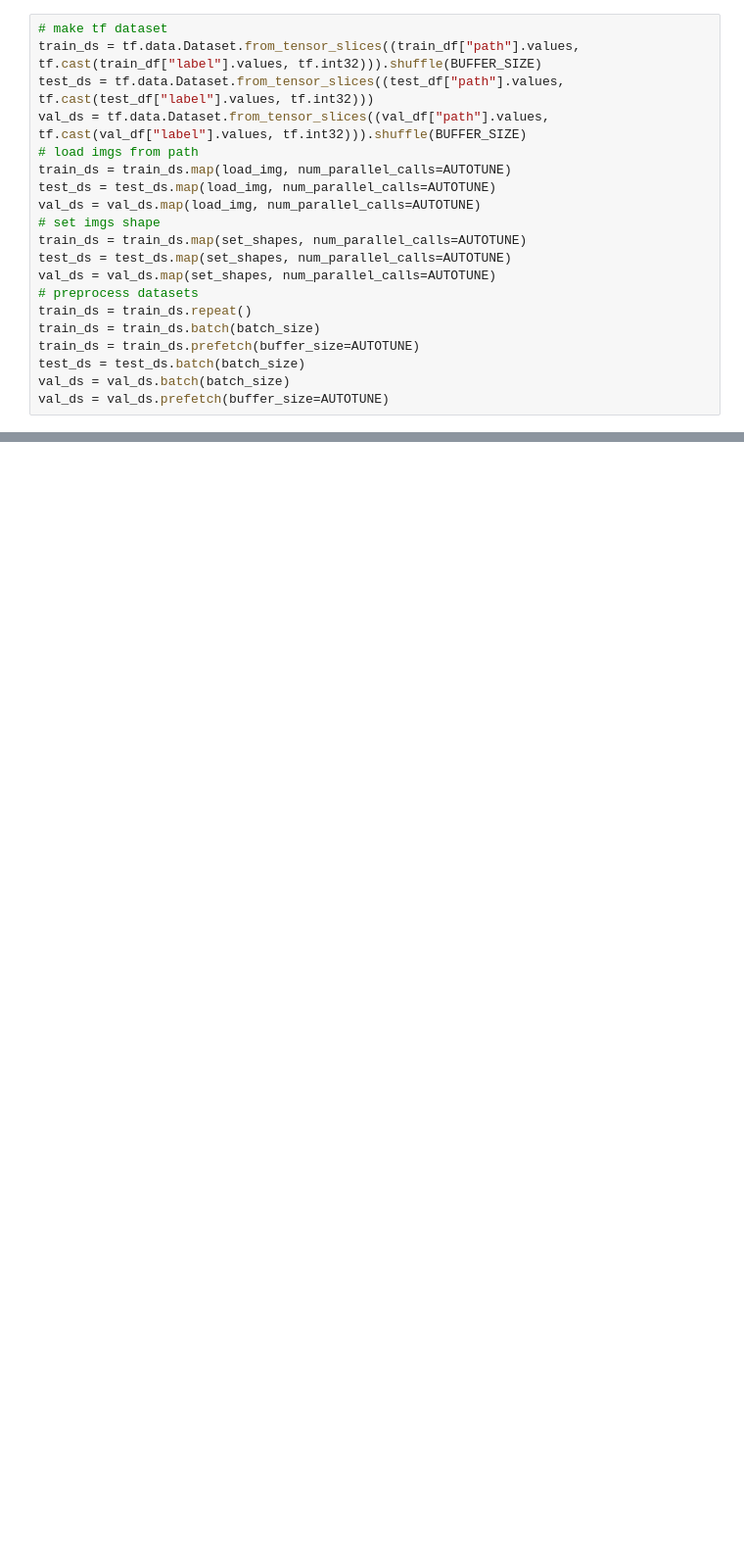
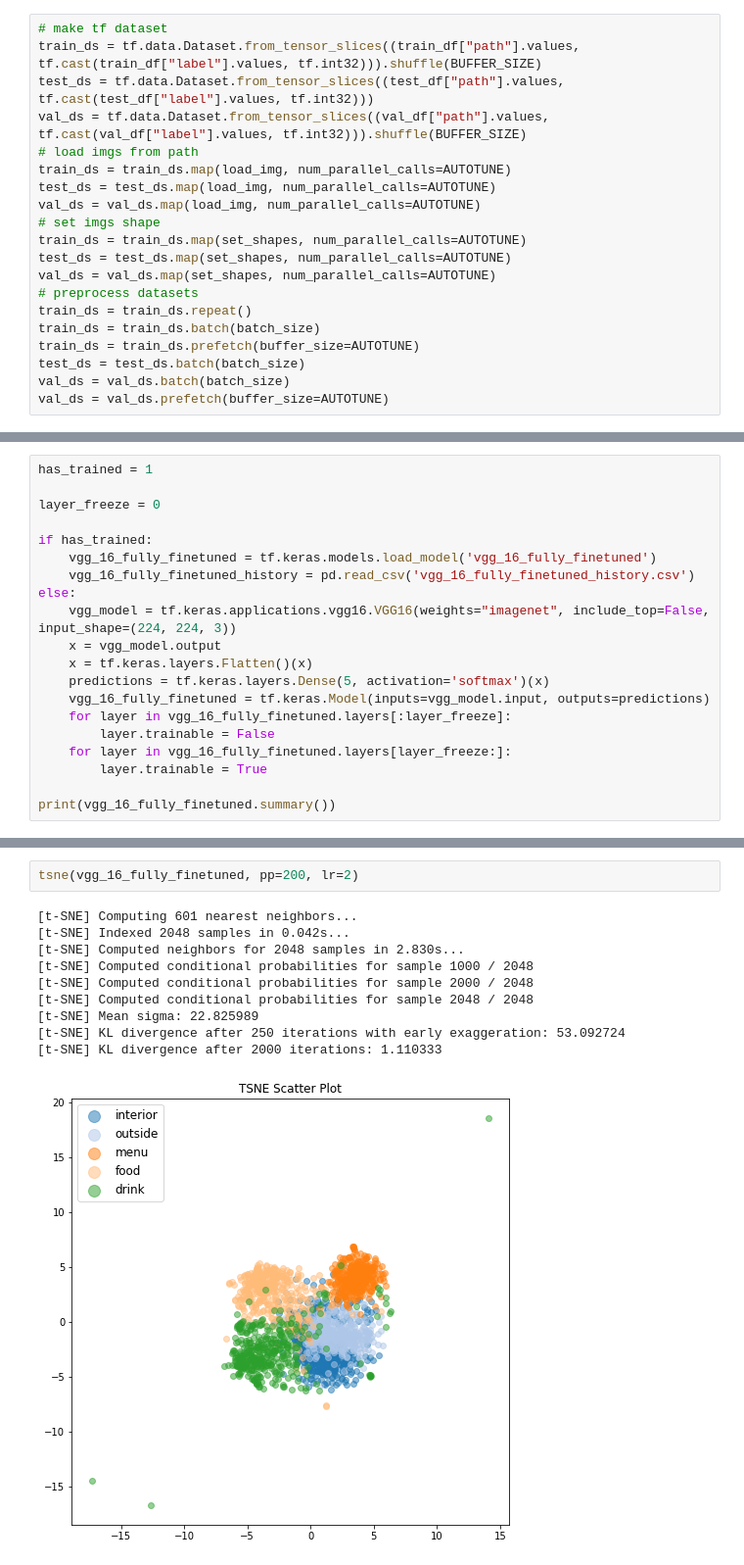
Before and after one commit to ThibaultDieudonne/Comments-and-Pictures-Classification, a Jupyter notebook: n.ipynb, the cells around one changed output, grey strips where cells are left out. Shown: that part at 98% size. Cells and saved outputs as stored; diff of their text form; blank space fills up the shorter version.

```diff
--- a/n.ipynb
+++ b/n.ipynb
@@ -563,0 +566,20 @@ None
+# %%
+has_trained = 1
+
+layer_freeze = 0
+
+if has_trained:
+    vgg_16_fully_finetuned = tf.keras.models.load_model('vgg_16_fully_finetuned')
+    vgg_16_fully_finetuned_history = pd.read_csv('vgg_16_fully_finetuned_history.csv')
+else:
+    vgg_model = tf.keras.applications.vgg16.VGG16(weights="imagenet", include_top=False, input_shape=(224, 224, 3))
+    x = vgg_model.output
+    x = tf.keras.layers.Flatten()(x)
+    predictions = tf.keras.layers.Dense(5, activation='softmax')(x)
+    vgg_16_fully_finetuned = tf.keras.Model(inputs=vgg_model.input, outputs=predictions)
+    for layer in vgg_16_fully_finetuned.layers[:layer_freeze]:
+        layer.trainable = False
+    for layer in vgg_16_fully_finetuned.layers[layer_freeze:]:
+        layer.trainable = True
+
+print(vgg_16_fully_finetuned.summary())
@@ -563,0 +657,13 @@ None
+# %%
+tsne(vgg_16_fully_finetuned, pp=200, lr=2)
+# %% [output]
+[t-SNE] Computing 601 nearest neighbors...
+[t-SNE] Indexed 2048 samples in 0.042s...
+[t-SNE] Computed neighbors for 2048 samples in 2.830s...
+[t-SNE] Computed conditional probabilities for sample 1000 / 2048
+[t-SNE] Computed conditional probabilities for sample 2000 / 2048
+[t-SNE] Computed conditional probabilities for sample 2048 / 2048
+[t-SNE] Mean sigma: 22.825989
+[t-SNE] KL divergence after 250 iterations with early exaggeration: 53.092724
+[t-SNE] KL divergence after 2000 iterations: 1.110333
+[figure, added]
```
Also changed, not shown: parts of 38 cells of this notebook, 6 other files.
